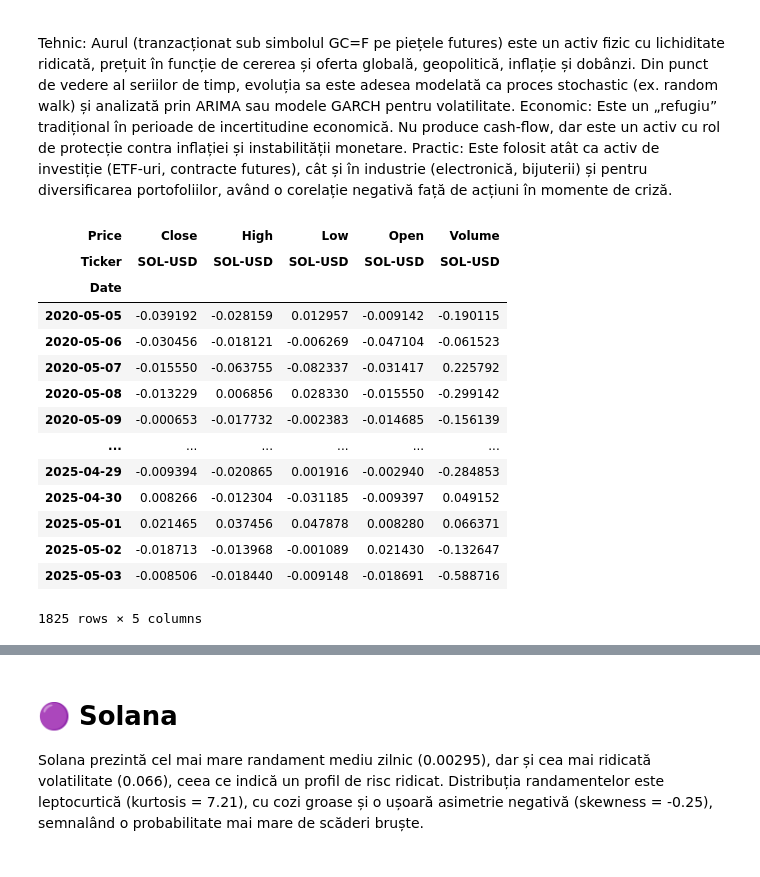
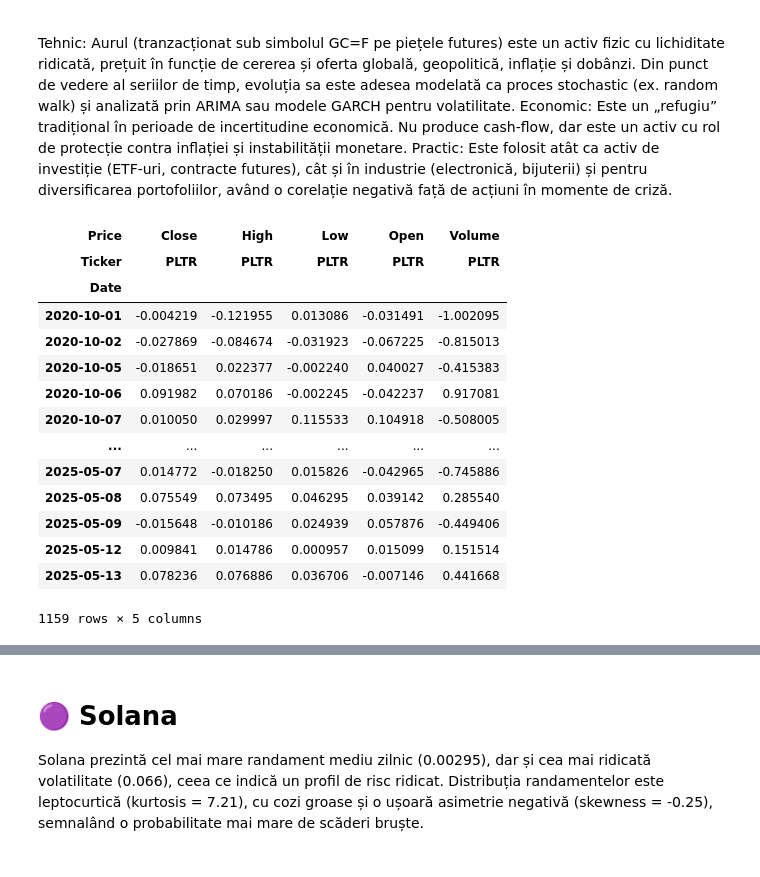
Before and after one commit to BogdanT54/Financial-Markets-Analysis, a Jupyter notebook: Proiect_SPF_Solana_Palantir_Gold.ipynb, the cells around one changed output, grey strips where cells are left out. Saved outputs shown, nothing was run; the diff lists cells and outputs as text; code cells hidden in the pictures.

```diff
--- a/Proiect_SPF_Solana_Palantir_Gold.ipynb
+++ b/Proiect_SPF_Solana_Palantir_Gold.ipynb
@@ -88,6 +88,11 @@ solana.to_csv('solana.csv')
 palantir.to_csv('palantir.csv')
 gold.to_csv('gold.csv')
 
+#Tratare valori lipsa
+solana = solana.dropna()
+palantir = palantir.fillna('bfill').dropna()
+gold = gold.fillna('bfill').dropna()
+
 #Verific datele
 solana.head(-1)
 # %% [output]
@@ -130,28 +135,29 @@ Practic: Este folosit atât ca activ de investiție (ETF-uri, contracte futures)
 # %%
 # Log randamente + Interpolation (linear)
 
-solana_log = np.log(solana / solana.shift(1)).replace([np.inf, -np.inf], np.nan).dropna()
-palantir_log = np.log(palantir / palantir.shift(1)).replace([np.inf, -np.inf], np.nan).dropna()
-gold_log = np.log(gold / gold.shift(1)).replace([np.inf, -np.inf], np.nan).dropna()
+solana_log = np.log(solana / solana.shift(1)).dropna()
+palantir_log = np.log(palantir / palantir.shift(1)).dropna()
+gold_log = np.log(gold / gold.shift(1)).dropna()
 
-#Verific datele
-solana_log.head(-1)
+merged_df = solana_log['Close'].join(palantir_log['Close'], how='outer').join(gold_log['Close'], how='outer')
+
+palantir_log.head(-1)
 # %% [output]
 | Price | Close | High | Low | Open | Volume |
-| Ticker | SOL-USD | SOL-USD | SOL-USD | SOL-USD | SOL-USD |
+| Ticker | PLTR | PLTR | PLTR | PLTR | PLTR |
 | Date |  |  |  |  |  |
-| 2020-05-05 | -0.039192 | -0.028159 | 0.012957 | -0.009142 | -0.190115 |
-| 2020-05-06 | -0.030456 | -0.018121 | -0.006269 | -0.047104 | -0.061523 |
-| 2020-05-07 | -0.015550 | -0.063755 | -0.082337 | -0.031417 | 0.225792 |
-| 2020-05-08 | -0.013229 | 0.006856 | 0.028330 | -0.015550 | -0.299142 |
-| 2020-05-09 | -0.000653 | -0.017732 | -0.002383 | -0.014685 | -0.156139 |
+| 2020-10-01 | -0.004219 | -0.121955 | 0.013086 | -0.031491 | -1.002095 |
+| 2020-10-02 | -0.027869 | -0.084674 | -0.031923 | -0.067225 | -0.815013 |
+| 2020-10-05 | -0.018651 | 0.022377 | -0.002240 | 0.040027 | -0.415383 |
+| 2020-10-06 | 0.091982 | 0.070186 | -0.002245 | -0.042237 | 0.917081 |
+| 2020-10-07 | 0.010050 | 0.029997 | 0.115533 | 0.104918 | -0.508005 |
 | ... | ... | ... | ... | ... | ... |
-| 2025-04-29 | -0.009394 | -0.020865 | 0.001916 | -0.002940 | -0.284853 |
-| 2025-04-30 | 0.008266 | -0.012304 | -0.031185 | -0.009397 | 0.049152 |
-| 2025-05-01 | 0.021465 | 0.037456 | 0.047878 | 0.008280 | 0.066371 |
-| 2025-05-02 | -0.018713 | -0.013968 | -0.001089 | 0.021430 | -0.132647 |
-| 2025-05-03 | -0.008506 | -0.018440 | -0.009148 | -0.018691 | -0.588716 |
+| 2025-05-07 | 0.014772 | -0.018250 | 0.015826 | -0.042965 | -0.745886 |
+| 2025-05-08 | 0.075549 | 0.073495 | 0.046295 | 0.039142 | 0.285540 |
+| 2025-05-09 | -0.015648 | -0.010186 | 0.024939 | 0.057876 | -0.449406 |
+| 2025-05-12 | 0.009841 | 0.014786 | 0.000957 | 0.015099 | 0.151514 |
+| 2025-05-13 | 0.078236 | 0.076886 | 0.036706 | -0.007146 | 0.441668 |
-1825 rows × 5 columns
+1159 rows × 5 columns
 # %%
 #Grafic randamente Solana
 plt.figure(figsize=(12, 6))
```
Also changed, not shown: parts of 7 cells of this notebook.
